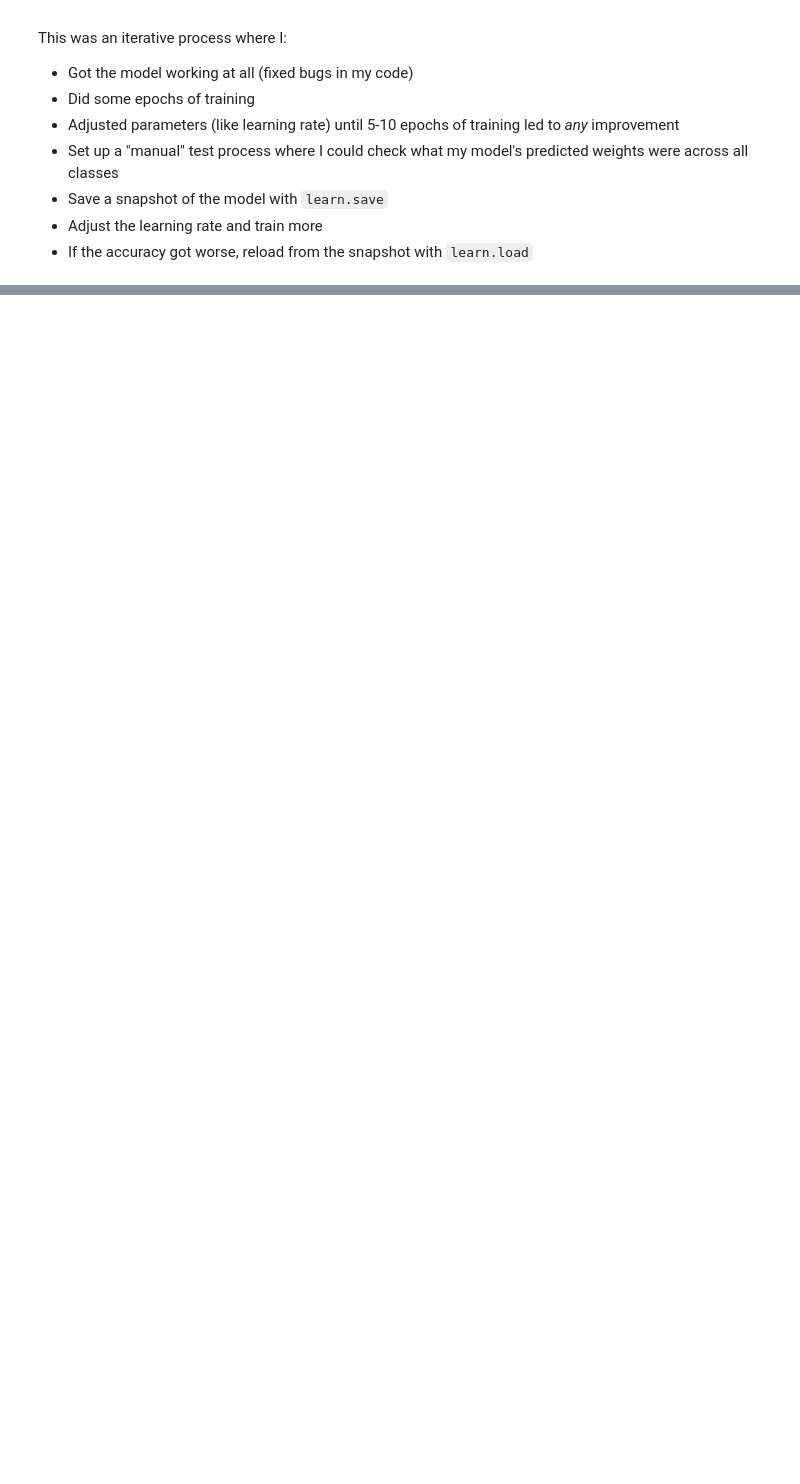
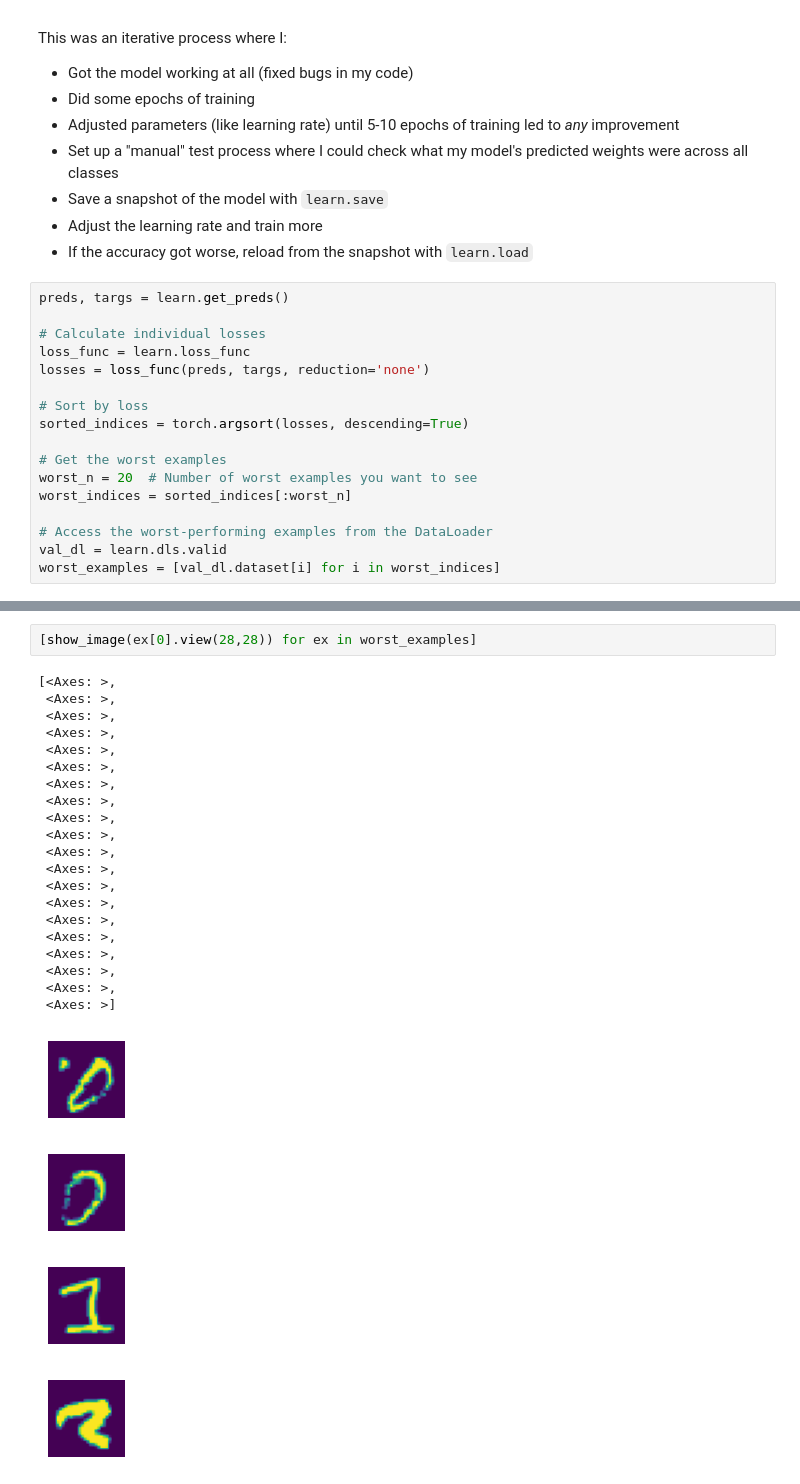
Before and after one commit to johnshaughnessy/digits, a Jupyter notebook: digits.ipynb, the cells around one changed output, grey strips where cells are left out. Saved outputs shown, nothing was run; the diff lists cells and outputs as text; blank space fills up the shorter version.

Commit message:
show worst-performing digits

```diff
--- a/digits.ipynb
+++ b/digits.ipynb
@@ -186,3 +193,20 @@ This was an iterative process where I:
 - Save a snapshot of the model with `learn.save`
 - Adjust the learning rate and train more
 - If the accuracy got worse, reload from the snapshot with `learn.load`
+# %%
+preds, targs = learn.get_preds()
+
+# Calculate individual losses
+loss_func = learn.loss_func
+losses = loss_func(preds, targs, reduction='none')
+
+# Sort by loss
+sorted_indices = torch.argsort(losses, descending=True)
+
+# Get the worst examples
+worst_n = 20  # Number of worst examples you want to see
+worst_indices = sorted_indices[:worst_n]
+
+# Access the worst-performing examples from the DataLoader
+val_dl = learn.dls.valid
+worst_examples = [val_dl.dataset[i] for i in worst_indices]
@@ -188,0 +215,27 @@ This was an iterative process where I:
+# %%
+[show_image(ex[0].view(28,28)) for ex in worst_examples]
+# %% [output]
+[<Axes: >,
+ <Axes: >,
+ <Axes: >,
+ <Axes: >,
+ <Axes: >,
+ <Axes: >,
+ <Axes: >,
+ <Axes: >,
+ <Axes: >,
+ <Axes: >,
+ <Axes: >,
+ <Axes: >,
+ <Axes: >,
+ <Axes: >,
+ <Axes: >,
+ <Axes: >,
+ <Axes: >,
+ <Axes: >,
+ <Axes: >,
+ <Axes: >]
+[figure, added]
+[figure, added]
+[figure, added]
+[figure, added]
```
Also changed, not shown: parts of 4 cells of this notebook, 1 other file.
